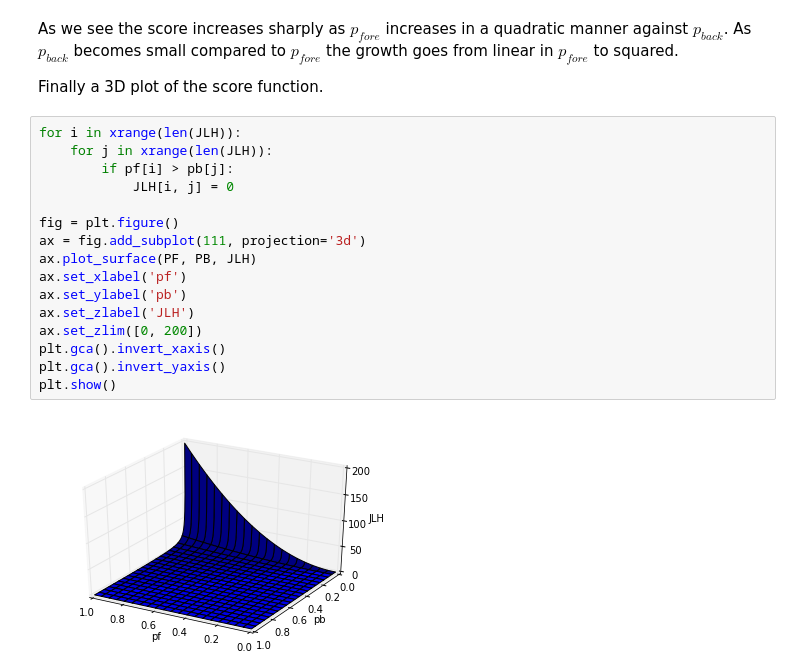
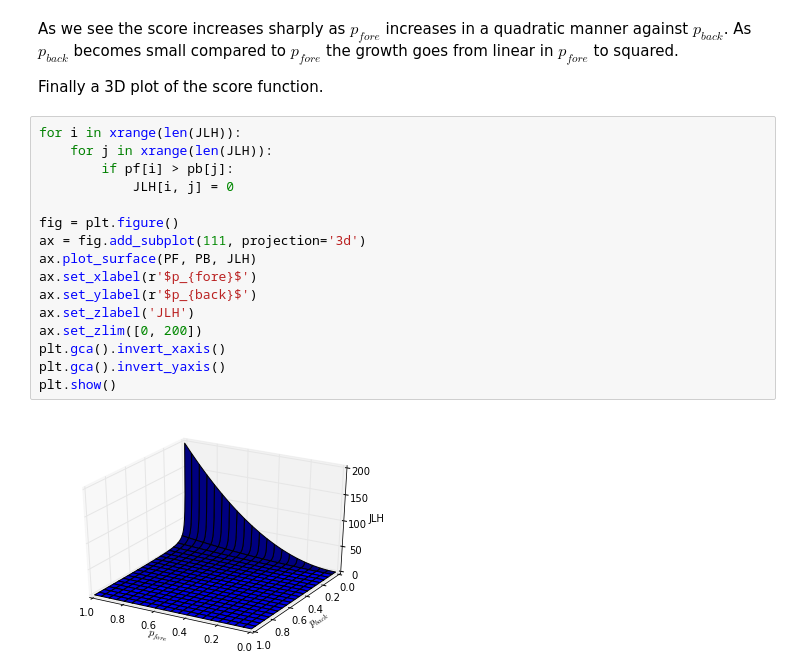
Before and after one commit to andrely/ipython-notebooks, a Jupyter notebook: JLH score characteristics.ipynb, the cells around one changed output. Drawn from its saved outputs; the diff is of its cells as text.

```diff
--- a/JLH score characteristics.ipynb
+++ b/JLH score characteristics.ipynb
@@ -102,18 +102,18 @@ Finally a 3D plot of the score function.
 # %%
 for i in xrange(len(JLH)):
     for j in xrange(len(JLH)):
         if pf[i] > pb[j]:
             JLH[i, j] = 0
 
 fig = plt.figure()
 ax = fig.add_subplot(111, projection='3d')
 ax.plot_surface(PF, PB, JLH)
-ax.set_xlabel('pf')
-ax.set_ylabel('pb')
+ax.set_xlabel(r'$p_{fore}$')
+ax.set_ylabel(r'$p_{back}$')
 ax.set_zlabel('JLH')
 ax.set_zlim([0, 200])
 plt.gca().invert_xaxis()
 plt.gca().invert_yaxis()
 plt.show()
 # %% [output]
-[figure, old version]
+[figure, new version]
```
